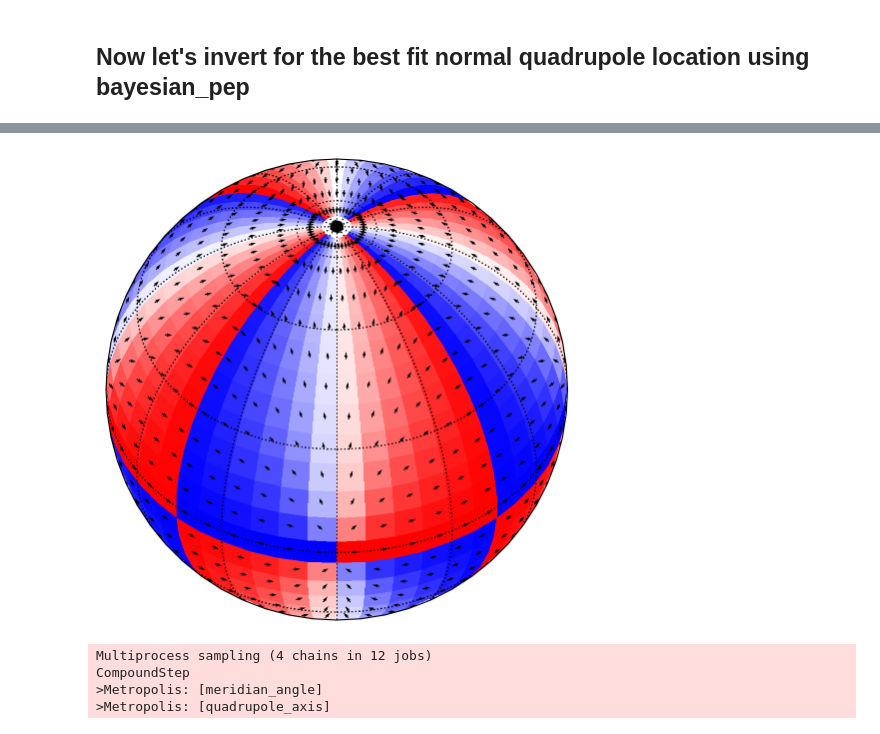
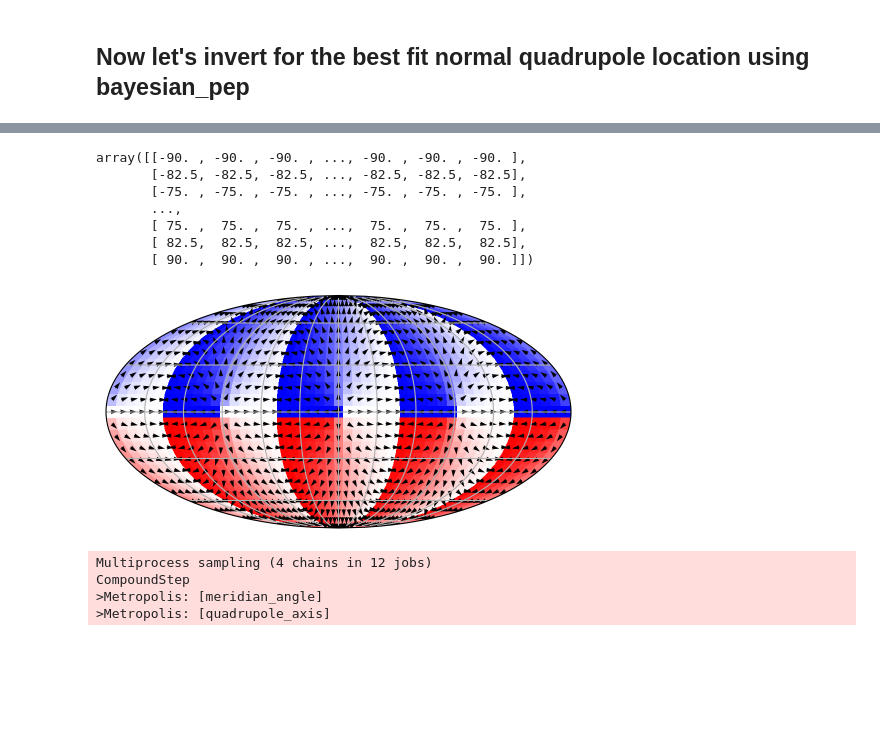
Before and after one commit to Swanson-Hysell-Group/2024_SWLLIP, a Jupyter notebook: code/SWLLIP_geomagnetic_field.ipynb, the cells around one changed output, grey strips where cells are left out. Cells and saved outputs as stored; diff of their text form; code cells hidden in the pictures; blank space fills up the shorter version.

```diff
--- a/code/SWLLIP_geomagnetic_field.ipynb
+++ b/code/SWLLIP_geomagnetic_field.ipynb
@@ -338,8 +329,10 @@ def calc_normal_quadrupole_dec(lat, lon):
     lat = lat*d2r
     lon = lon*d2r
     colat = np.pi/2-lat
+    # tan_dec = (2*np.sin(colat)*np.sin(2*lon))/(np.sin(2*colat)*np.cos(2*lon))
     tan_dec = 1/np.cos(colat)*np.tan(2*lon)
     dec = np.arctan(tan_dec)
+    dec = np.array([d if clat<=np.pi/2 else d+np.pi for d, clat in zip(dec.flatten(), colat.flatten())]).reshape(dec.shape)
     return dec*r2d
 
 def calc_normal_quadrupole_inc(lat, lon):
@@ -370,17 +399,29 @@ quadrupole_decs = calc_normal_quadrupole_dec(lats, lons)
+# %%
+lats
+# %% [output]
+array([[-90. , -90. , -90. , ..., -90. , -90. , -90. ],
+       [-82.5, -82.5, -82.5, ..., -82.5, -82.5, -82.5],
+       [-75. , -75. , -75. , ..., -75. , -75. , -75. ],
+       ...,
+       [ 75. ,  75. ,  75. , ...,  75. ,  75. ,  75. ],
+       [ 82.5,  82.5,  82.5, ...,  82.5,  82.5,  82.5],
+       [ 90. ,  90. ,  90. , ...,  90. ,  90. ,  90. ]])
 # %%
 # illustrate the inclinations
 
-ax = ipmag.make_orthographic_map(figsize=(6,6), central_latitude=45, central_longitude=180)
+ax = ipmag.make_mollweide_map(figsize=(6,6), central_longitude=0)
+
+# ax = ipmag.make_mollweide_map(figsize=(6,6), central_latitude=45, central_longitude=0)
 
 ax.pcolormesh(lons, lats, quadrupole_decs, vmin=np.min(quadrupole_decs), vmax=np.max(quadrupole_decs),
               cmap='bwr', transform=ccrs.PlateCarree())
 
 ax.quiver(lons, lats, np.sin(np.radians(quadrupole_decs)), np.cos(np.radians(quadrupole_decs)),
-            color='k', transform=ccrs.PlateCarree())
+            color='k', width=0.01, transform=ccrs.PlateCarree())
 
 plt.show()
 # %% [output]
-[figure, old version]
+[figure, new version]
 # %%
 with pm.Model() as quadrupole_model:
     # let's define a prior for the quadrupole location with a Watson girdle with very small k
```
Also changed, not shown: parts of 5 cells of this notebook.
